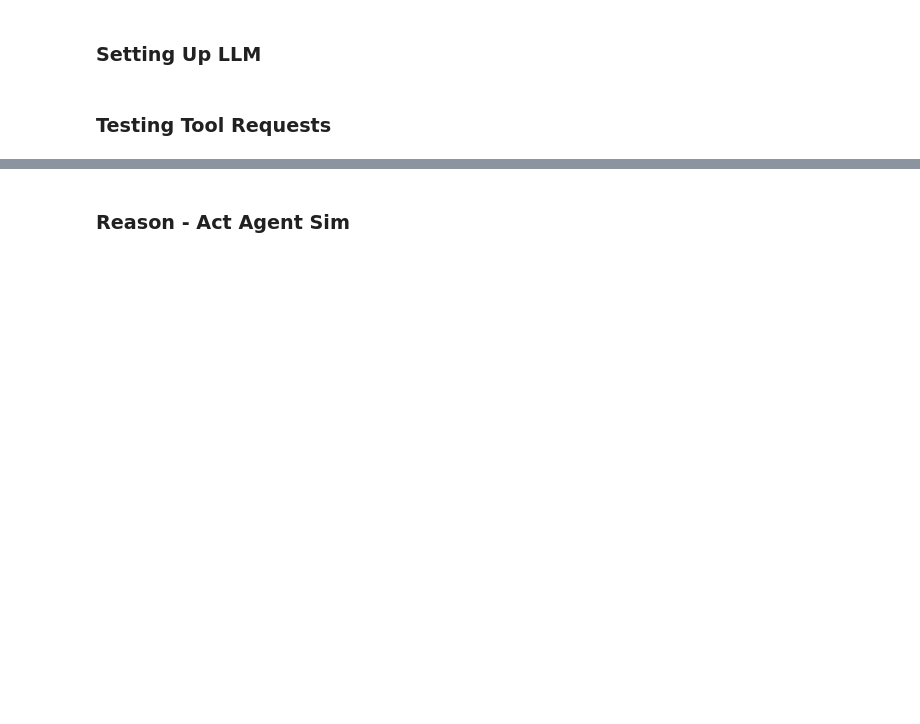
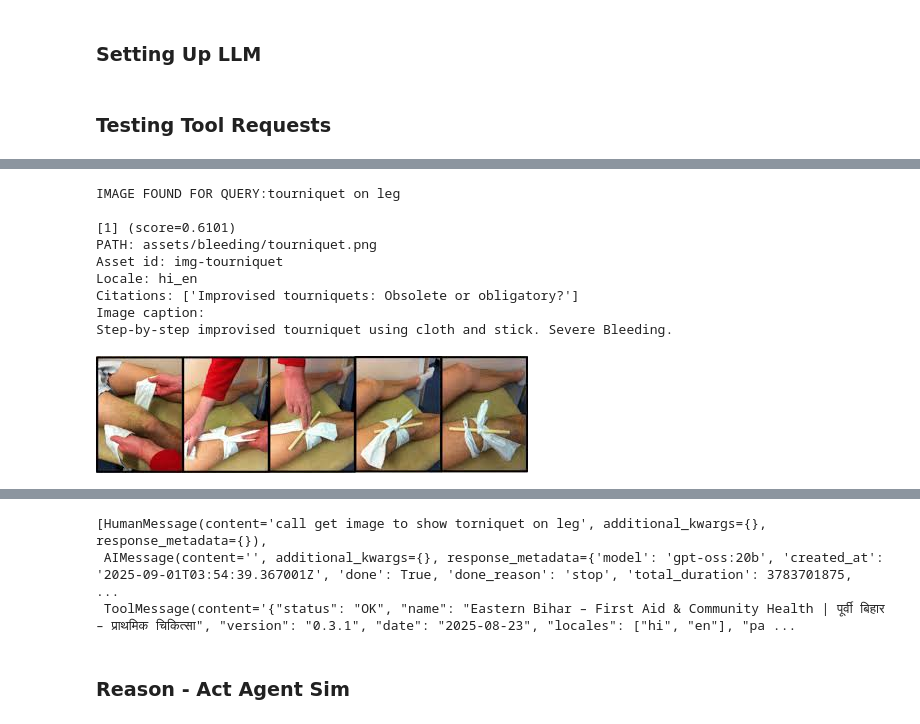
Before and after one commit to KaartikDev/Offline-AI-Kiosk, a Jupyter notebook: fullChatbotBasicTools.ipynb, the cells around one changed output, grey strips where cells are left out. Drawn from its saved outputs; the diff is of its cells as text; code cells hidden in the pictures; blank space fills up the shorter version.

Commit message:
Working image tool

```diff
--- a/fullChatbotBasicTools.ipynb
+++ b/fullChatbotBasicTools.ipynb
@@ -144,7 +132,7 @@ def context(
     #     _filter["locale"] = locale
 
     # Run retrieval (override k)
-    local_ret = vs.as_retriever(search_kwargs={"k": k})
+    local_ret = text_vs.as_retriever(search_kwargs={"k": k})
     hits: List[Document] = local_ret.invoke(query) if not _filter else local_ret.invoke(query, filter=_filter)
 
     formatted = [format_chunk(d) for d in hits]
@@ -212,7 +200,7 @@ from typing import Optional
 @tool
 def knowledgeMeta(pack_dir: Optional[str] = None) -> dict:
     """
-    Read a knowledge pack manifest and return metadata for trust & recency display.
+    Read a knowledge pack manifest and return metadata for trust and recency.
 
     Args:
       pack_dir: Absolute or relative path to the pack folder (containing manifest.yaml).
@@ -254,7 +326,7 @@ def knowledgeMeta(pack_dir: Optional[str] = None) -> dict:
 ### List of Available Tools
 # %%
 # Keep a Tools list for whichever orchestration you choose:
-TOOLS = [context,add,multiply,subtract,divide,knowledgeMeta]
+TOOLS = [context,add,multiply,subtract,divide,knowledgeMeta, getImage]
 # %% [markdown]
 ### Setting Up LLM
 # %%
@@ -270,5 +342,16 @@ model = llm_with_tools
 # %% [markdown]
 ### Testing Tool Requests
 # %%
-# query = "What do if bleeding?"
-# model.invoke(query)
+from langchain_core.messages import HumanMessage
+#message classes on lang chain inlcude human massage ,ai message, system message, and tool message
+query = "call get image to show torniquet on leg"
+
+messages = [HumanMessage(query)]
+
+ai_msg = llm_with_tools.invoke(messages) #llm_with_tools looks at history(currently only 1 human message) and then builds prompt
+print("AI MESSAEGE CALLS")
+print(ai_msg)
+print("JUST AI TOOL CALLS")
+print(ai_msg.tool_calls)
+#Now we add the bots message to the chat history
+messages.append(ai_msg)
@@ -274,0 +363,20 @@ model = llm_with_tools
+# %%
+for tool_call in ai_msg.tool_calls: #Actually running all the tool calls ai requested in last cell
+    tools_dict = {"context": context, "knowledgeMeta":knowledgeMeta,"add":add,
+            "subtract":subtract,"divide":divide,"multiply":multiply, "getImage":getImage}
+    selected_tool = tools_dict[tool_call["name"]]
+    tool_msg = selected_tool.invoke(tool_call)
+    messages.append(tool_msg) #Add the tool message to chat history
+
+messages
+# %% [output]
+IMAGE FOUND FOR QUERY:tourniquet on leg
+
+[1] (score=0.6101)
+PATH: assets/bleeding/tourniquet.png
+Asset id: img-tourniquet
+Locale: hi_en
+Citations: ['Improvised tourniquets: Obsolete or obligatory?']
+Image caption:
+Step-by-step improvised tourniquet using cloth and stick. Severe Bleeding.
+[figure, added]
@@ -275,3 +384,6 @@ model = llm_with_tools
+[HumanMessage(content='call get image to show torniquet on leg', additional_kwargs={}, response_metadata={}),
+ AIMessage(content='', additional_kwargs={}, response_metadata={'model': 'gpt-oss:20b', 'created_at': '2025-09-01T03:54:39.367001Z', 'done': True, 'done_reason': 'stop', 'total_duration': 3783701875,  ...
+ ToolMessage(content='{"status": "OK", "name": "Eastern Bihar – First Aid & Community Health | पूर्वी बिहार – प्राथमिक चिकित्सा", "version": "0.3.1", "date": "2025-08-23", "locales": ["hi", "en"], "pa ...
 # %% [markdown]
 ### Reason - Act Agent Sim
 # %%
```
Also changed, not shown: parts of 9 cells of this notebook, 12 other files.
